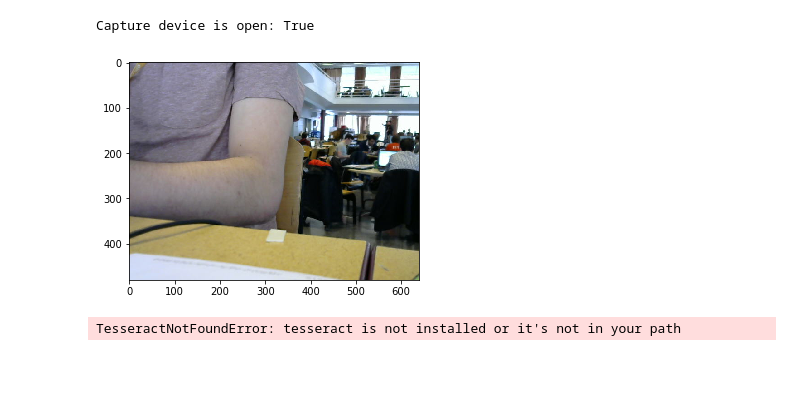
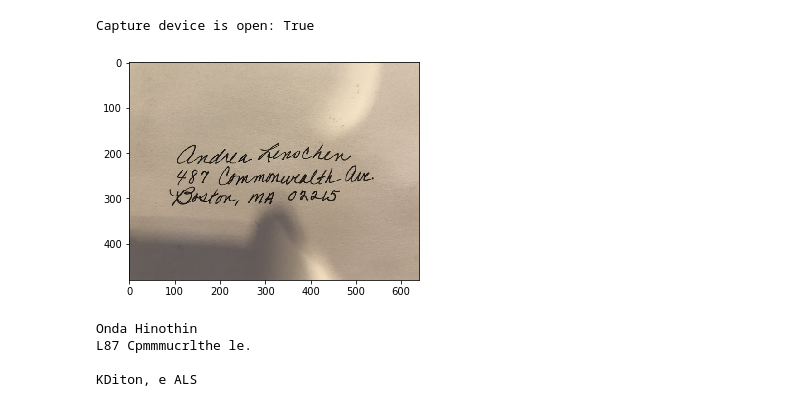
Before and after one commit to miloknowles/male-sorter, a Jupyter notebook: examples/webcam_example.ipynb, the cells around one changed output. Saved outputs shown, nothing was run; the diff lists cells and outputs as text; code cells hidden in the pictures; blank space fills up the shorter version.

```diff
--- a/examples/webcam_example.ipynb
+++ b/examples/webcam_example.ipynb
@@ -26,20 +26,22 @@ print("Capture device is open: " + str(videoIn.isOpened()))
 # %% [output]
 Capture device is open: True
 # %%
+from matplotlib import pyplot as plt
+import numpy as np
+
 # Read in a frame and display.
 def ShowDebugImage():
     ret, frame_vga = videoIn.read()
-
-    # Output webcam image as JPEG
     %matplotlib inline
-    from matplotlib import pyplot as plt
-    import numpy as np
     plt.imshow(frame_vga[:,:,[2,1,0]])
     plt.show()
 
-ShowDebugImage()
+def ShowImage(img):
+    %matplotlib inline
+    plt.imshow(img[:,:,[2,1,0]])
+    plt.show()
+
+# ShowDebugImage()
-# %% [output]
-[figure, removed]
 # %%
 # Tesseract example.
 try:
@@ -56,6 +52,16 @@ img = frame_vga
-# %%
-output = pytesseract.image_to_string(img)
-# %% [output]
-TesseractNotFoundError: tesseract is not installed or it's not in your path
+# %%
+# videoIn.release()
+# videoIn = cv2.VideoCapture(0)
+# ret, img = videoIn.read()
+img = cv2.imread("./handwritten.png")
+ShowImage(img)
+output = pytesseract.image_to_string(img)
+print(output)
+# %% [output]
+[figure, added]
+Onda Hinothin
+L87 Cpmmmucrlthe le.
+
+KDiton, e ALS
 # %%
 videoIn.release() # Shutdown the camera streaming.
```
Also changed, not shown: parts of 3 cells of this notebook, 4 other files.
